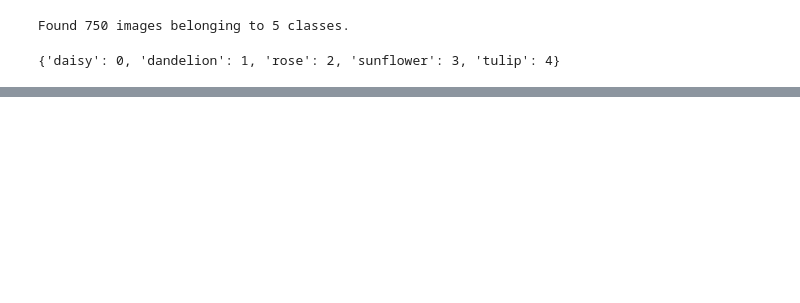
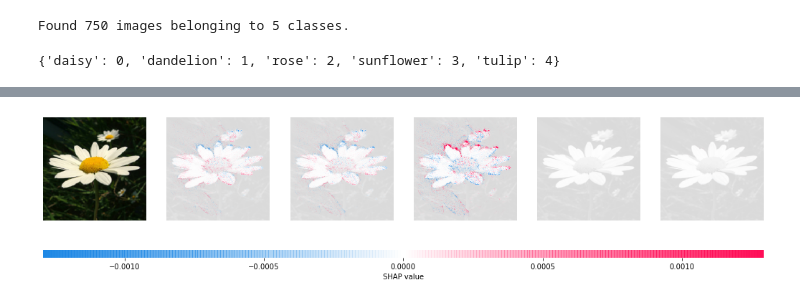
Before and after one commit to dan393/Dissertation, a Jupyter notebook: Code/dissertation/Flowers-evaluation.ipynb, the cells around one changed output, grey strips where cells are left out. Drawn from its saved outputs; the diff is of its cells as text; code cells hidden in the pictures; blank space fills up the shorter version.

Commit message:
working on flower explainers

```diff
--- a/Code/dissertation/Flowers-evaluation.ipynb
+++ b/Code/dissertation/Flowers-evaluation.ipynb
@@ -69,0 +114,8 @@ Found 750 images belonging to 5 classes.
+# %%
+import shap
+import numpy as np
+X_test, _ = test_image_gen.next()
+# background = X_test[np.random.choice(20, 10, replace=False)]
+background = X_test[0:5]
+# explain predictions of the model on three images
+e = shap.KernelExplainer(tf.keras.models.load_model('flowers'), background)
@@ -69,0 +141,5 @@ Found 750 images belonging to 5 classes.
+# %%
+shap_values = e.shap_values(X_test[1:2])
+shap.image_plot(shap_values=shap_values, pixel_values= X_test[1:2])#, labels=np.array(li
+# %% [output]
+[figure, added]
```
Also changed, not shown: parts of 50 cells of this notebook, 5 other files.
